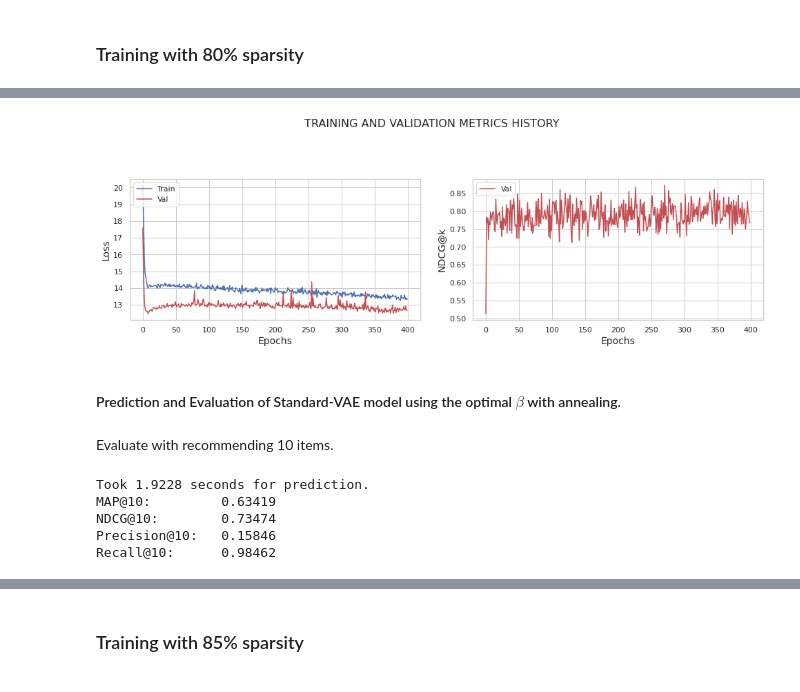
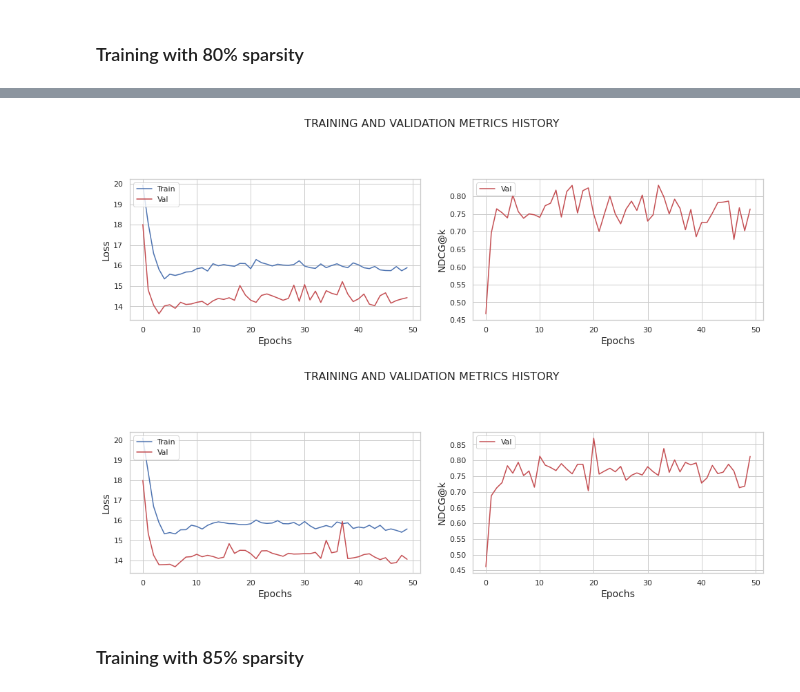
Before and after one commit to thijsgelton/IR-2122-Project, a Jupyter notebook: notebooks/VAE.ipynb, the cells around one changed output, grey strips where cells are left out. Drawn from its saved outputs; the diff is of its cells as text; code cells hidden in the pictures.

```diff
--- a/notebooks/VAE.ipynb
+++ b/notebooks/VAE.ipynb
@@ -1166,4 +1056,0 @@ Took 116.1274 seconds for training.
-# %%
- model_optimal_beta.display_metrics()
-# %% [output]
-[figure, removed]
@@ -1172,37 +1057,12 @@ ndcg_val_optimal_beta = model_optimal_beta.ndcg_per_epoch()
-# %% [markdown]
-#### Prediction and Evaluation of Standard-VAE model using the optimal $\beta$ with annealing.
-# %% [markdown]
-Evaluate with recommending 10 items.
-# %%
-eval_k = TOP_K
-with Timer() as t:
-    # Model prediction on the training part of test set
-    top_k =  model_optimal_beta.recommend_k_items(x=test_data_tr,
-                                                    k=eval_k,
-                                                    remove_seen=True)
-    # Convert sparse matrix back to df
-    top_k_df = am_test.map_back_sparse(top_k, kind='prediction')
-    test_df = am_test.map_back_sparse(test_data_te_ratings, kind='ratings') # use test_data_te_, with the original ratings
-
-print("Took {} seconds for prediction.".format(t))
-
-# Use the ranking metrics for evaluation
-eval_map_3 = map_at_k(test_df, top_k_df, col_prediction='prediction', k=eval_k)
-eval_ndcg_3 = ndcg_at_k(test_df, top_k_df, col_prediction='prediction', k=eval_k)
-eval_precision_3 = precision_at_k(test_df, top_k_df, col_prediction='prediction', k=eval_k)
-eval_recall_3 = recall_at_k(test_df, top_k_df, col_prediction='prediction', k=eval_k)
-metrics_at_sparsity_levels[str(sparsity_percentage)] = {"map": eval_map_3,
-                                                        "ndcg": eval_ndcg_3,
-                                                        "precision": eval_precision_3,
-                                                        "recall": eval_recall_3}
-
-print(f"MAP@{eval_k}:\t\t{eval_map_3:.5f}",
-      f"NDCG@{eval_k}:\t{eval_ndcg_3:.5f}",
-      f"Precision@{eval_k}:\t{eval_precision_3:.5f}",
-      f"Recall@{eval_k}: \t{eval_recall_3:.5f}", sep='\n')
-# %% [output]
-Took 1.9228 seconds for prediction.
-MAP@10:         0.63419
-NDCG@10:        0.73474
-Precision@10:   0.15846
-Recall@10:      0.98462
+# %%
+maps, ndcgs, precisions, recalls = train_tune_eval_pipeline(sparsity_percentage)
+metrics_at_sparsity_levels[str(sparsity_percentage)] = dict()
+metrics_at_sparsity_levels[str(sparsity_percentage)]["map"] = maps.tolist()
+metrics_at_sparsity_levels[str(sparsity_percentage)]["ndcgs"] = maps.tolist()
+metrics_at_sparsity_levels[str(sparsity_percentage)]["precisions"] = maps.tolist()
+metrics_at_sparsity_levels[str(sparsity_percentage)]["recalls"] = maps.tolist()
+
+
+with open("../results/results_vae.json", "w") as fp:
+    json.dump(metrics_at_sparsity_levels, fp)
+# %% [output]
@@ -1209,3 +1086,5 @@ Recall@10:      0.98462
+[figure, added]
+[figure, added]
 # %% [markdown]
 ### Training with 85% sparsity
 # %%
```
Also changed, not shown: parts of 90 cells of this notebook, 1 other file.
